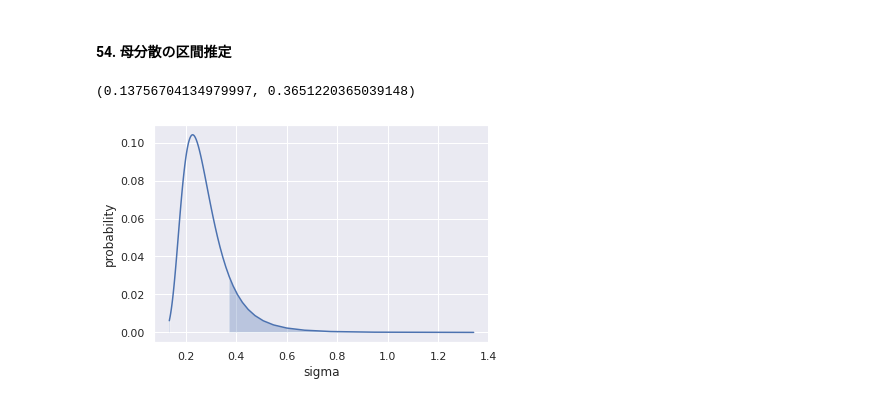
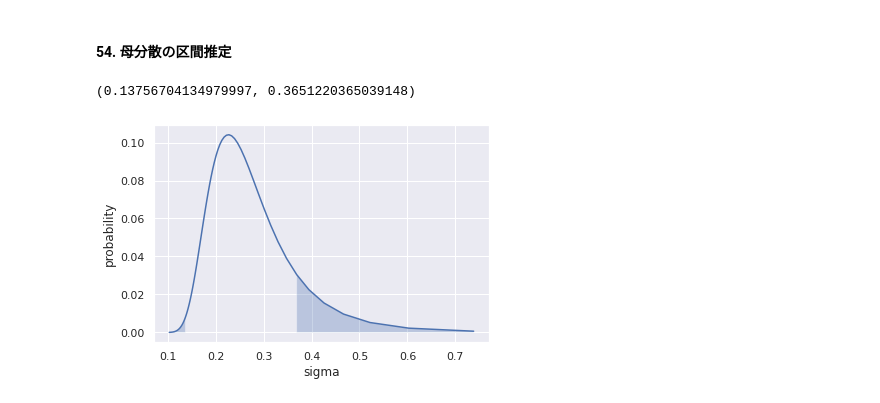
Before and after one commit to ykchat/statistics_basic, a Jupyter notebook: sec06.ipynb, the cells around one changed output. Saved outputs shown, nothing was run; the diff lists cells and outputs as text; code cells hidden in the pictures.

```diff
--- a/sec06.ipynb
+++ b/sec06.ipynb
@@ -52,28 +57,31 @@ sns.lineplot(data=df)
 # %%
 n = 10 #標本数
 mu = 0 #標本平均
 sigma = 0.2 #不偏分散
 
 alpha = 0.95 #信頼度
 ci = tuple([
     np.sqrt((n-1)*(sigma**2)/x)
         for x in reversed(stats.chi2.interval(confidence=alpha, df=n-1))
 ]) #信頼区間
 
-x = np.linspace(start=0.2, stop=20, num=100)
+x = np.linspace(
+    start=stats.chi2.ppf(q=0.0001, df=n-1),
+    stop=stats.chi2.ppf(q=0.9999, df=n-1),
+    num=101)
 df = pd.DataFrame(index=x)
 
 y = stats.chi2.pdf(x=x, df=n-1, loc=0, scale=1)
 df = pd.concat([df, pd.DataFrame({"probability": y}, index=x)], axis=1)
 
 z = np.sqrt((n-1)*(sigma**2)/x)
 df = pd.concat([df, pd.DataFrame({"sigma": z}, index=x)], axis=1)
 
 ax = sns.lineplot(x=df.sigma, y=df.probability, data=df)
 ax.fill_between(x=df.sigma, y1=df.probability,
     where=(df.sigma<=ci[0])|(df.sigma>=ci[1]), alpha=0.3)
 
 ci
 # %% [output]
 (0.13756704134979997, 0.3651220365039148)
-[figure, old version]
+[figure, new version]
```
Also changed, not shown: parts of 1 cell of this notebook, 3 other files.
